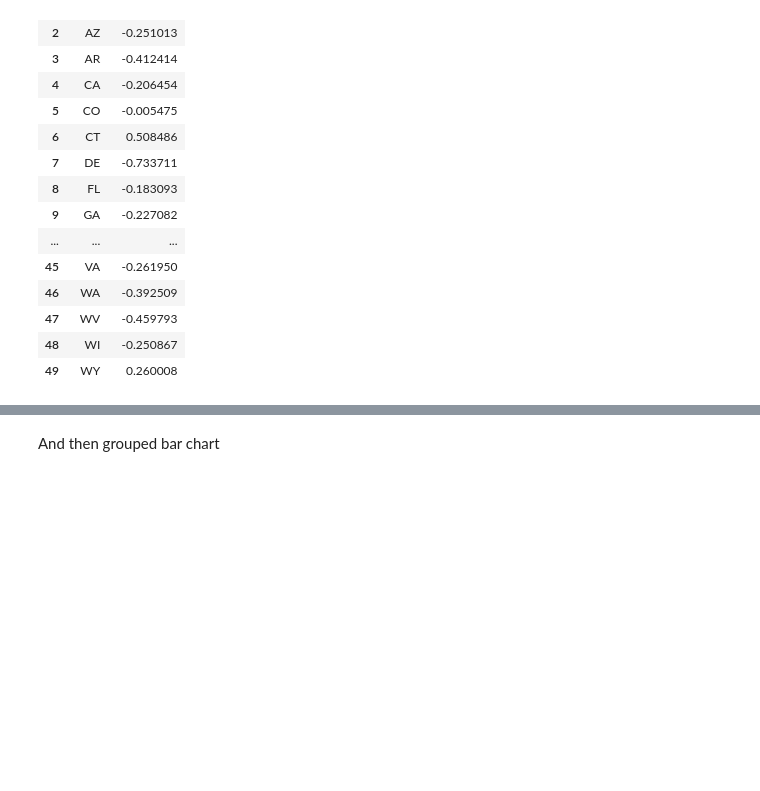
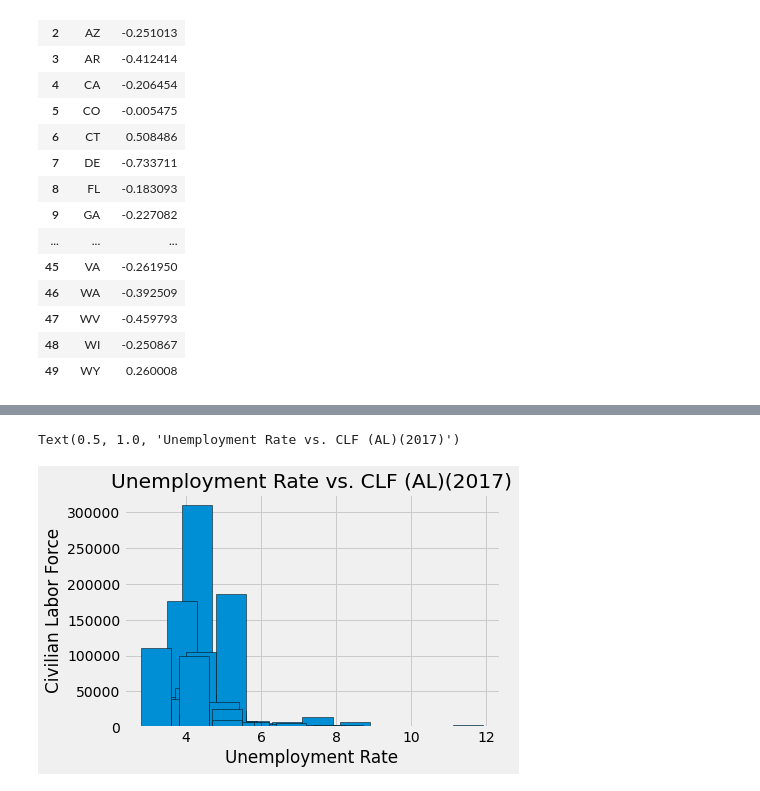
Before and after one commit to bb6261/Project, a Jupyter notebook: Project/Proposal_BB_JS.ipynb, the cells around one changed output, grey strips where cells are left out. Saved outputs shown, nothing was run; the diff lists cells and outputs as text; code cells hidden in the pictures; blank space fills up the shorter version.

```diff
--- a/Project/Proposal_BB_JS.ipynb
+++ b/Project/Proposal_BB_JS.ipynb
@@ -180,2 +221,10 @@ correlation_table2['EMP14'] =
-# %% [markdown]
-And then grouped bar chart
+# %%
+#Bar Graph for the CLF17
+bar_data2 = unemployment_data[unemployment_data['State'] == 'AL'].iloc[1:2000]
+plt.bar(bar_data2['URATE17'], bar_data2['CLF17'], edgecolor = 'Black')
+plt.xlabel('Unemployment Rate')
+plt.ylabel('Civilian Labor Force')
+plt.title('Unemployment Rate vs. CLF (AL)(2017)')
+# %% [output]
+Text(0.5, 1.0, 'Unemployment Rate vs. CLF (AL)(2017)')
+[figure, added]
```
Also changed, not shown: parts of 14 cells of this notebook.
